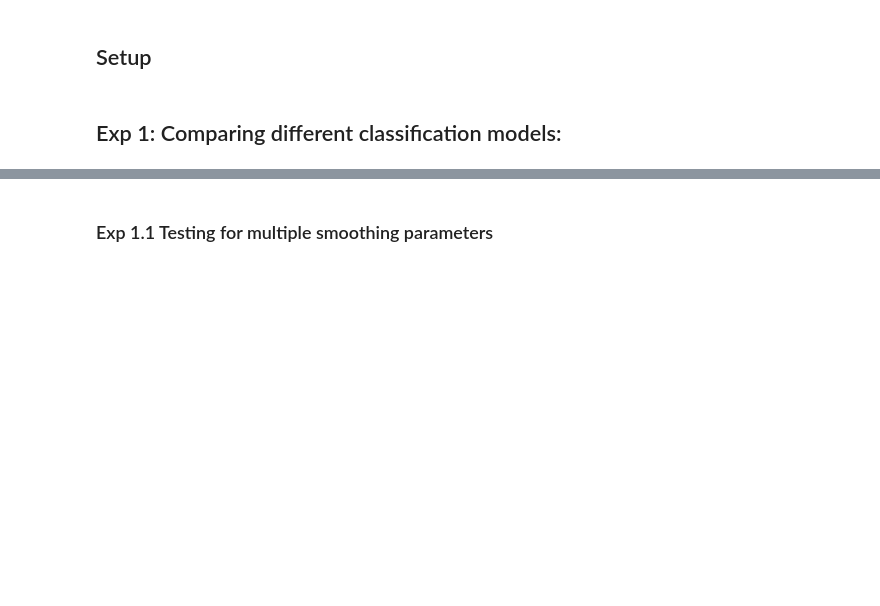
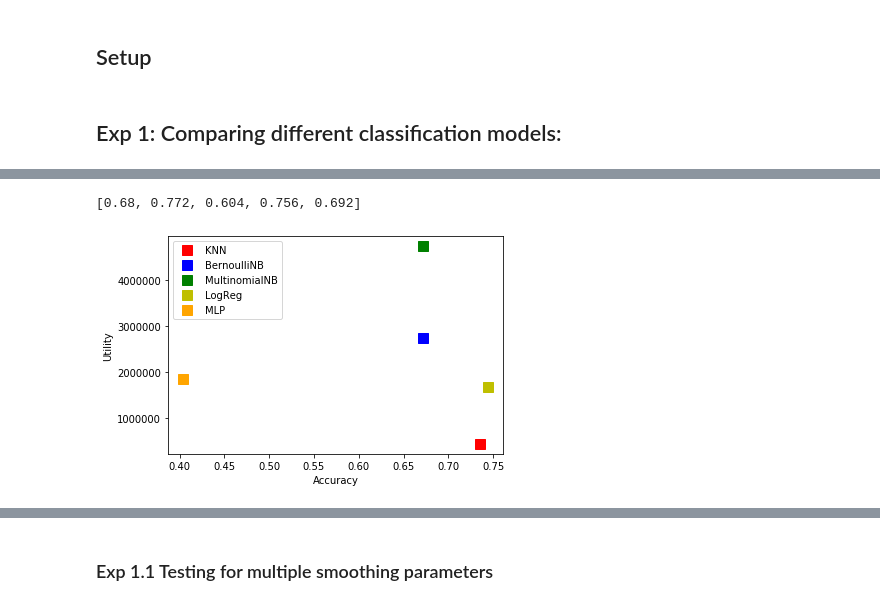
Before and after one commit to Adriyst/ml-society-science, a Jupyter notebook: report.ipynb, the cells around one changed output, grey strips where cells are left out. Saved outputs shown, nothing was run; the diff lists cells and outputs as text; code cells hidden in the pictures; blank space fills up the shorter version.

```diff
--- a/report.ipynb
+++ b/report.ipynb
@@ -191,14 +198,25 @@ def run_test(models, X, encoded_features, target, n_tests=100):
 # %% [markdown]
 ## Exp 1: Comparing different classification models: <a id="comparing_different"></a>
 # %%
-def run_tests_for_all_classifiers():
+def run_tests_for_all_classifiers(path, flag=False, flip=False):
     """
     Compare results from different classifiers, using the default test above.
     """
-    X, encoded_f, tar = get_data("./data/credit/D_valid.csv")
+    if flag:
+        if flip:
+            path1 = VALID_PATH
+            path2 = TRAIN_PATH
+        else:
+            path1 = TRAIN_PATH
+            path2 = VALID_PATH
+        X, encoded_f, tar = get_data(path1)
+        X_te, _, _ = get_data(path2)
+    else:
+        X, encoded_f, tar = get_data(path)
+        X_te = None
     results = run_test({"KNN": KNeighborsClassifier(n_neighbors=31),
                     "BernoulliNB": BernoulliNB(),
                     "MultinomialNB": MultinomialNB(),
                     "Log.regression": LogisticRegression(max_iter=1500),
-                    "Neural Net": MLPClassifier(alpha=1, max_iter=1000)}, X, encoded_f, tar)
+                    "Neural Net": MLPClassifier(alpha=1, max_iter=1000)}, X, encoded_f, tar, flag=X_te)
     return pandas.DataFrame(results[0].items(), columns=["Model", "Total Utility, Avg Investment Return"])
@@ -213,0 +261,25 @@ run_tests_for_all_classifiers()
+# %%
+accuracies = get_accuracy_for_models(TRAIN_PATH)
+accuracies
+# %% [output]
+[0.68, 0.772, 0.604, 0.756, 0.692]
+# %%
+def plot_utility_vs_accuracy(accuracies, utilities):
+    colors = ["r", "b", "g", "y", "orange"]
+    model_names = ["KNN", "BernoulliNB", "MultinomialNB", "LogReg", "MLP"]
+    acc_utils = zip(accuracies, [r[0] for r in utilities["Total Utility, Avg Investment Return"]])
+    for i, (model, (accuracy, utility)) in enumerate(zip(model_names, acc_utils)):
+        plt.plot([accuracy], [utility], "s", ms=10, c=colors[i], label=model)
+    #plt.scatter(accuracies, [r[0] for r in results["Total Utility, Avg Investment Return"]])
+    plt.xlabel("Accuracy")
+    plt.ylabel("Utility")
+    plt.legend()
+# %%
+def utility_vs_accuracy_for_set(path, flag=None, flip=False):
+    utilities = run_tests_for_all_classifiers(path, flag=flag, flip=flip)
+    accuracies = get_accuracy_for_models(path, flag=flag, flip=flip)
+    plot_utility_vs_accuracy(accuracies, utilities)
+# %%
+utility_vs_accuracy_for_set(VALID_PATH)
+# %% [output]
+[figure, added]
```
Also changed, not shown: parts of 28 cells of this notebook.
